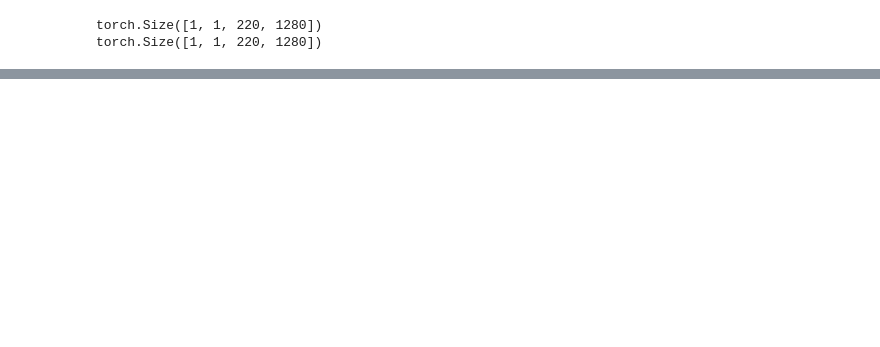
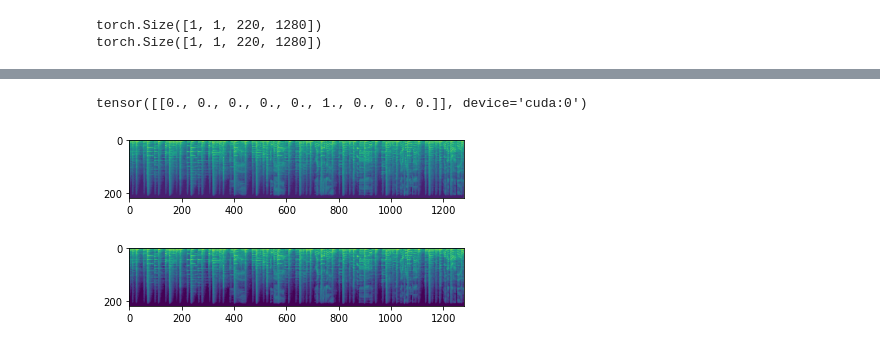
Before and after one commit to Emilija2000/PSIML6_Voice_style_transfer, a Jupyter notebook: gan_model.ipynb, the cells around one changed output, grey strips where cells are left out. Drawn from its saved outputs; the diff is of its cells as text; code cells hidden in the pictures; blank space fills up the shorter version.

```diff
--- a/gan_model.ipynb
+++ b/gan_model.ipynb
@@ -365,41 +393,44 @@ loss_gen =  4.499408721923828
 # %%
 #TEST WRITE GENERATED AUDIO
 import librosa
 import scipy
 import soundfile as sf
 
 #get first recording
-data = dataset.data[5]
+data = dataset.data[3]
 spect = data[0][0]
 sr = data[0][1]
-
-#normalize
-spect = spect[:,:1280]
-mean = spect.mean()
-var = spect.var()
-spect = (spect-mean)/var
+mean = data[0][2]
+var = data[0][3]
 
 spect = spect.reshape(1,spect.size(0),spect.size(1),spect.size(2))
 spect = spect.to(device)
 
 #desired label - currently the same
 label_onehot = torch.zeros(len(dataset.classes))
-label_onehot[0] = 1
+label_onehot[5] = 1
 label_onehot = label_onehot.reshape(1,-1)
 label_onehot = label_onehot.to(device)
+print(label_onehot)
 
 #generate
 y = generator(spect,label_onehot)
 
 #show img - our output vs real recording
 y = y.detach().cpu().numpy().reshape(y.size(2),y.size(3))
 spect = spect.detach().cpu().numpy().reshape(spect.size(2),spect.size(3))
+mean = mean.cpu().numpy()
+var = var.cpu().numpy()
 plt.imshow(y)
 plt.show()
 plt.imshow(spect)
 
 #write file test.wav
-dataloader.writeAudio(spect, 22050,mean,var,'test')
+dataloader.writeAudio(y, 22050,mean,var,'test_promena_stila_allcls_train70ep_blues_to_metal')
+# %% [output]
+tensor([[0., 0., 0., 0., 0., 1., 0., 0., 0.]], device='cuda:0')
+[figure, added]
+[figure, added]
 # %%
 #TEST - LOAD AUDIO/WRITE AUDIO
 spec,sr = dataloader.readAudio("C:\\Users\\psimluser\\Desktop\\PSIML6_Voice_style_transfer\\Data\\genres_original\\blues\\blues.00000.wav")
```
Also changed, not shown: parts of 8 cells of this notebook, 6 other files.
